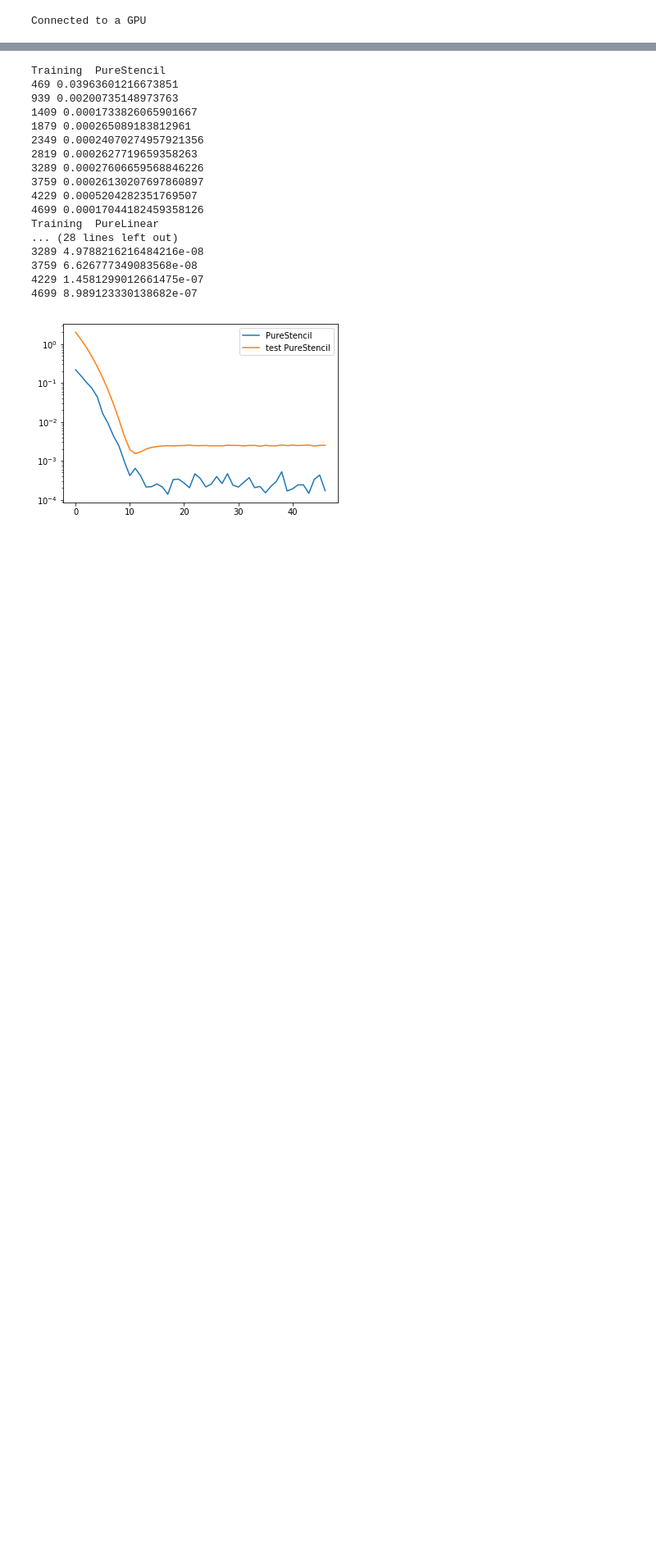
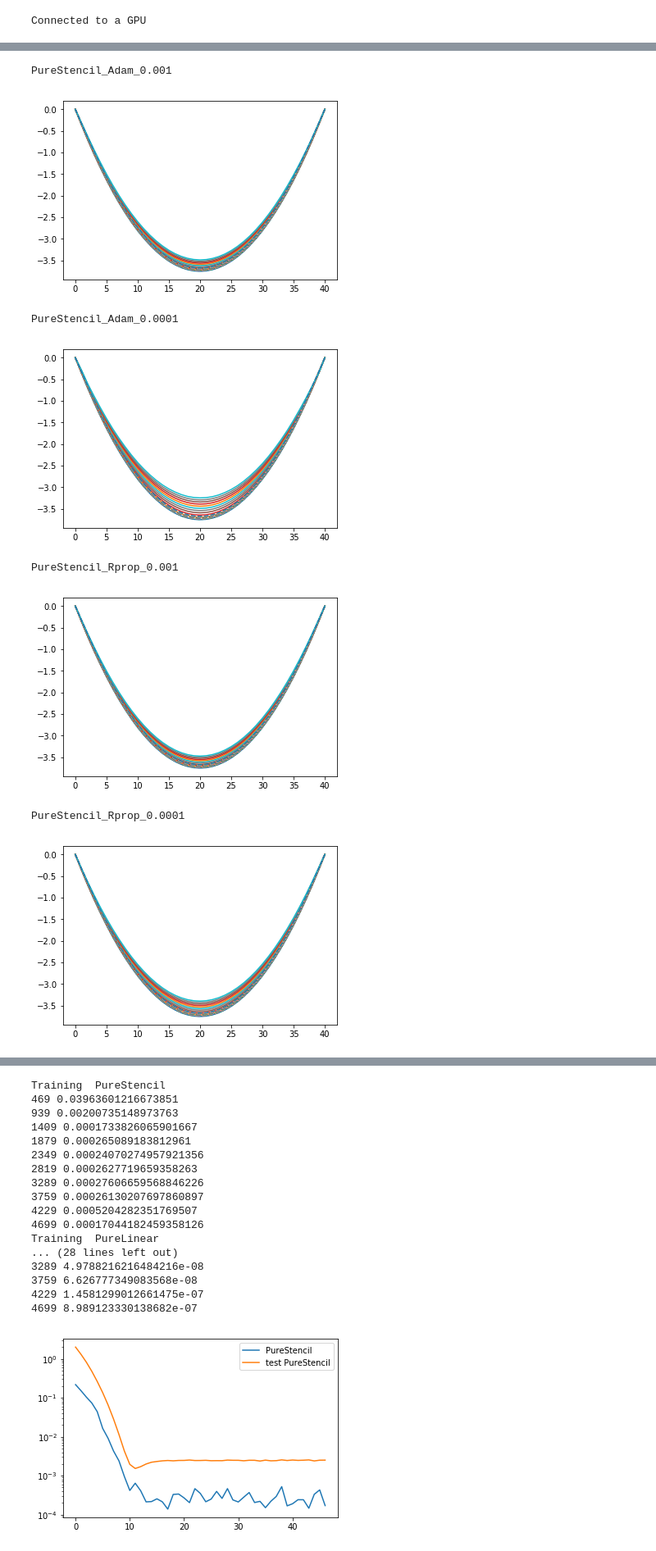
Before and after one commit to afqueiruga/nn_1d_pde, a Jupyter notebook: train_4.ipynb, the cells around one changed output, grey strips where cells are left out. Shown at 82% size. Cells and saved outputs as stored; diff of their text form; code cells hidden in the pictures; blank space fills up the shorter version.

```diff
--- a/train_4.ipynb
+++ b/train_4.ipynb
@@ -67,0 +167,19 @@ stash = {}
+# %%
+for i in range(Ntraj-Ntraj_val,Ntraj):
+    err = {}
+    for N,S in stash_hyper_search.items():
+        print(N)
+        err[N] = do_a_path(S['model'],dataset,i,10)
+    for N,e in err.items():
+        plt.plot(e,label=N)
+    plt.legend()
+    plt.show()
+# %% [output]
+PureStencil_Adam_0.001
+[figure, added]
+PureStencil_Adam_0.0001
+[figure, added]
+PureStencil_Rprop_0.001
+[figure, added]
+PureStencil_Rprop_0.0001
+[figure, added]
```
Also changed, not shown: parts of 21 cells of this notebook, 1 other file.
